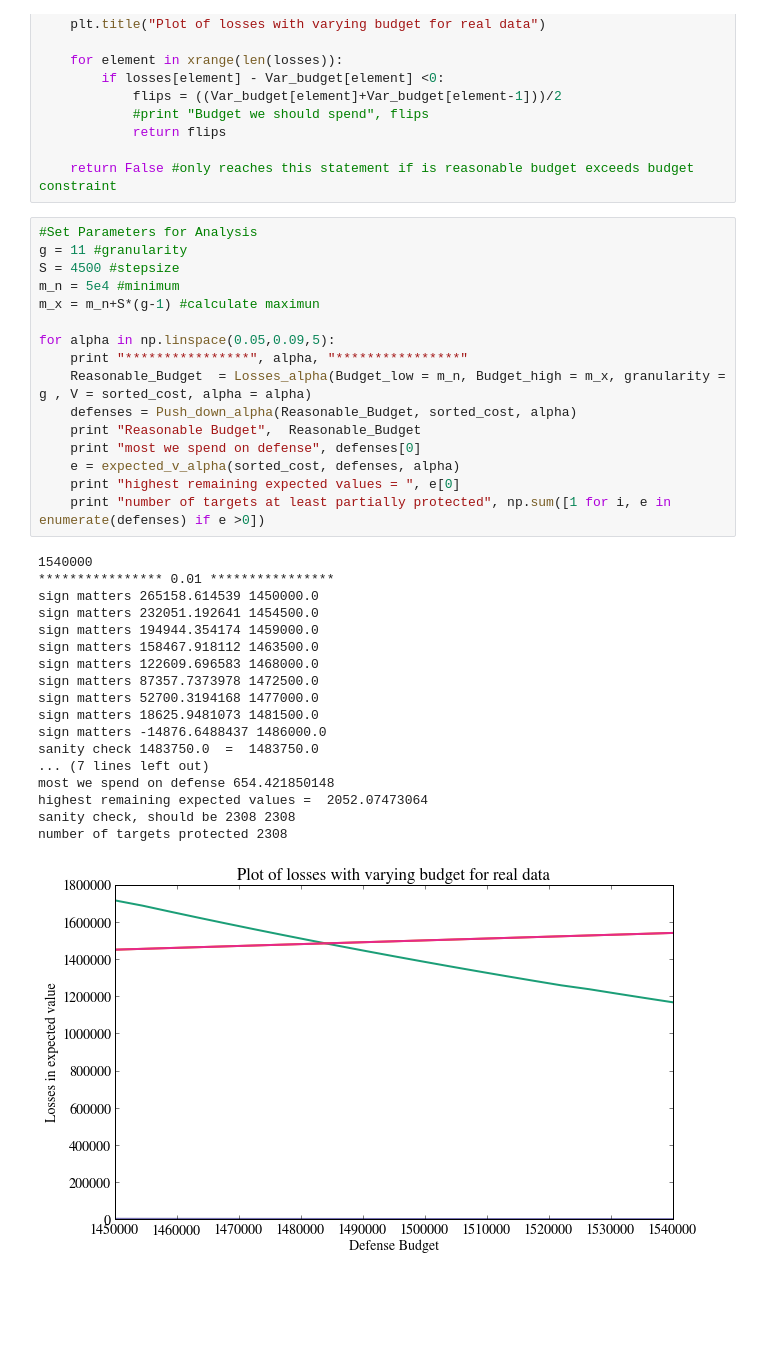
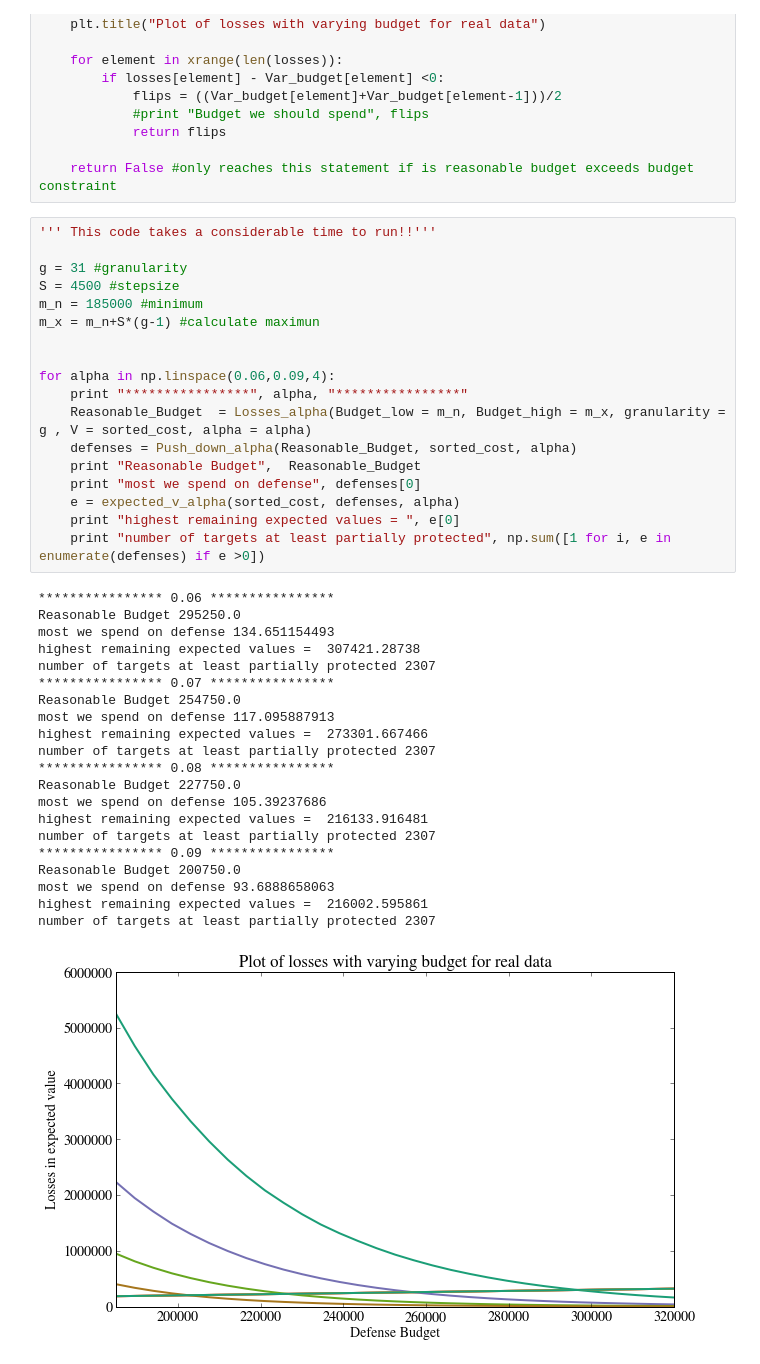
Before and after one commit to mrotmensch/Counter_Terrorism_Defense_Budget, a Jupyter notebook: Real_Data.ipynb, the cells around one changed output. Drawn from its saved outputs; the diff is of its cells as text; blank space fills up the shorter version.

```diff
--- a/Real_Data.ipynb
+++ b/Real_Data.ipynb
@@ -386,37 +386,42 @@ def Losses_alpha(Budget_low, Budget_high, granularity, V, alpha):
 
     return False #only reaches this statement if is reasonable budget exceeds budget constraint
 # %%
-#Set Parameters for Analysis
-g = 11 #granularity
+''' This code takes a considerable time to run!!'''
+
+g = 31 #granularity
 S = 4500 #stepsize
-m_n = 5e4 #minimum
+m_n = 185000 #minimum
 m_x = m_n+S*(g-1) #calculate maximun
 
-for alpha in np.linspace(0.05,0.09,5):
+
+for alpha in np.linspace(0.06,0.09,4):
     print "****************", alpha, "****************"
     Reasonable_Budget  = Losses_alpha(Budget_low = m_n, Budget_high = m_x, granularity = g , V = sorted_cost, alpha = alpha)
     defenses = Push_down_alpha(Reasonable_Budget, sorted_cost, alpha)
     print "Reasonable Budget",  Reasonable_Budget
     print "most we spend on defense", defenses[0]
     e = expected_v_alpha(sorted_cost, defenses, alpha)
     print "highest remaining expected values = ", e[0]
     print "number of targets at least partially protected", np.sum([1 for i, e in enumerate(defenses) if e >0])
 # %% [output]
-1540000
-**************** 0.01 ****************
-sign matters 265158.614539 1450000.0
-sign matters 232051.192641 1454500.0
-sign matters 194944.354174 1459000.0
-sign matters 158467.918112 1463500.0
-sign matters 122609.696583 1468000.0
-sign matters 87357.7373978 1472500.0
-sign matters 52700.3194168 1477000.0
-sign matters 18625.9481073 1481500.0
-sign matters -14876.6488437 1486000.0
-sanity check 1483750.0  =  1483750.0
-... (7 lines left out)
-most we spend on defense 654.421850148
-highest remaining expected values =  2052.07473064
-sanity check, should be 2308 2308
-number of targets protected 2308
+**************** 0.06 ****************
+Reasonable Budget 295250.0
+most we spend on defense 134.651154493
+highest remaining expected values =  307421.28738
+number of targets at least partially protected 2307
+**************** 0.07 ****************
+Reasonable Budget 254750.0
+most we spend on defense 117.095887913
+highest remaining expected values =  273301.667466
+number of targets at least partially protected 2307
+**************** 0.08 ****************
+Reasonable Budget 227750.0
+most we spend on defense 105.39237686
+highest remaining expected values =  216133.916481
+number of targets at least partially protected 2307
+**************** 0.09 ****************
+Reasonable Budget 200750.0
+most we spend on defense 93.6888658063
+highest remaining expected values =  216002.595861
+number of targets at least partially protected 2307
-[figure, old version]
+[figure, new version]
```
Also changed, not shown: parts of 2 cells of this notebook.
